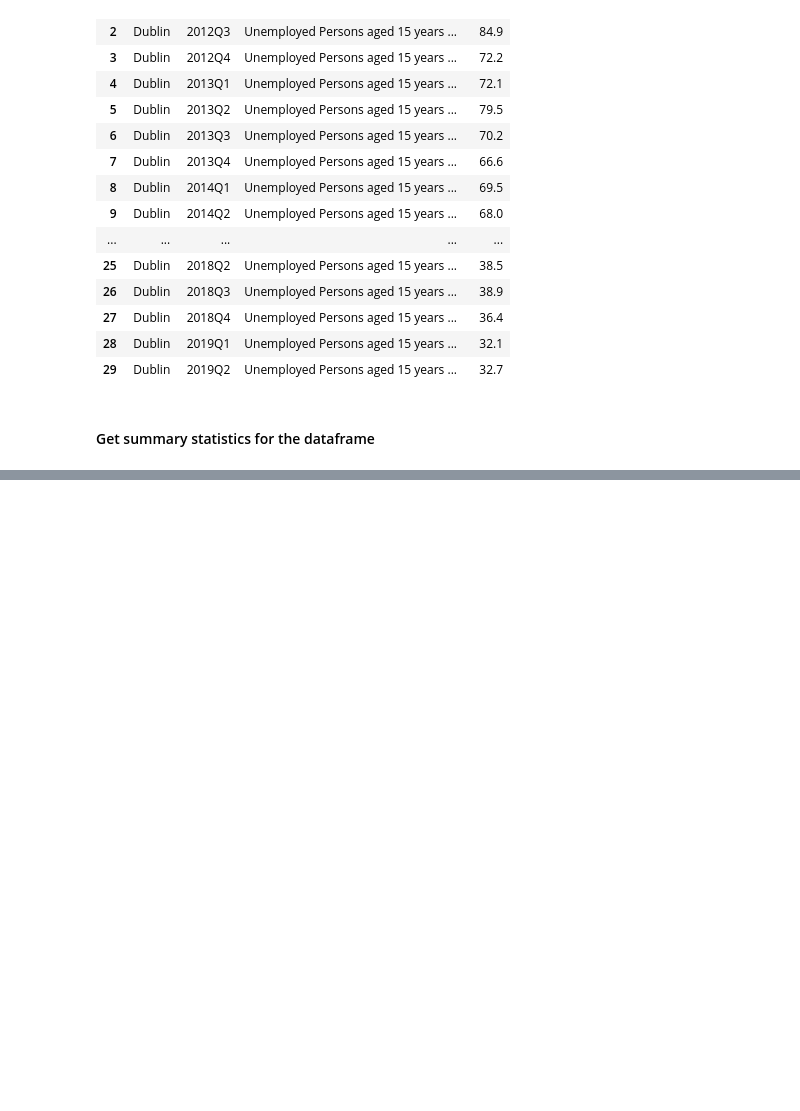
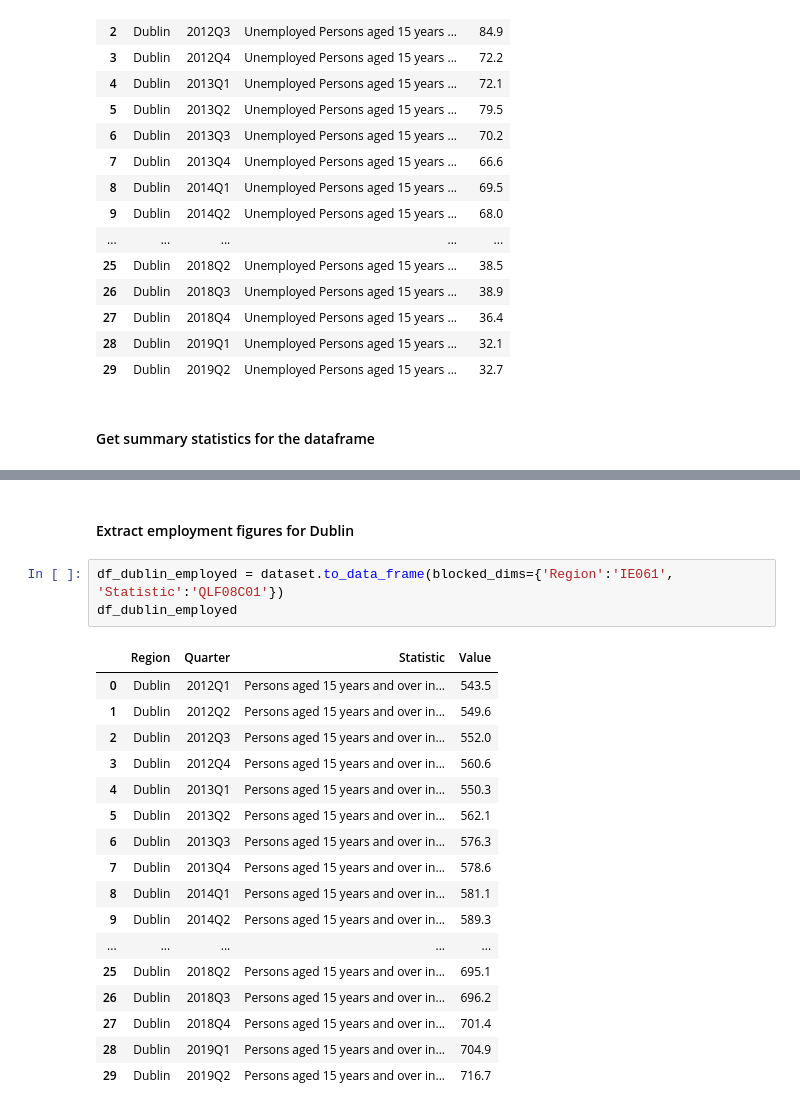
Before and after one commit to virtualarchitectures/CSO_Ireland_JSONStat4Py, a Jupyter notebook: CSO_Ireland_JSONStat4Py.ipynb, the cells around one changed output, grey strips where cells are left out. Drawn from its saved outputs; the diff is of its cells as text; blank space fills up the shorter version.

```diff
--- a/CSO_Ireland_JSONStat4Py.ipynb
+++ b/CSO_Ireland_JSONStat4Py.ipynb
@@ -161,0 +165,23 @@ plt.show()
+# %% [markdown]
+#### Extract employment figures for Dublin
+# %%
+df_dublin_employed = dataset.to_data_frame(blocked_dims={'Region':'IE061', 'Statistic':'QLF08C01'})
+df_dublin_employed
+# %% [output]
+|  | Region | Quarter | Statistic | Value |
+| 0 | Dublin | 2012Q1 | Persons aged 15 years and over in... | 543.5 |
+| 1 | Dublin | 2012Q2 | Persons aged 15 years and over in... | 549.6 |
+| 2 | Dublin | 2012Q3 | Persons aged 15 years and over in... | 552.0 |
+| 3 | Dublin | 2012Q4 | Persons aged 15 years and over in... | 560.6 |
+| 4 | Dublin | 2013Q1 | Persons aged 15 years and over in... | 550.3 |
+| 5 | Dublin | 2013Q2 | Persons aged 15 years and over in... | 562.1 |
+| 6 | Dublin | 2013Q3 | Persons aged 15 years and over in... | 576.3 |
+| 7 | Dublin | 2013Q4 | Persons aged 15 years and over in... | 578.6 |
+| 8 | Dublin | 2014Q1 | Persons aged 15 years and over in... | 581.1 |
+| 9 | Dublin | 2014Q2 | Persons aged 15 years and over in... | 589.3 |
+| ... | ... | ... | ... | ... |
+| 25 | Dublin | 2018Q2 | Persons aged 15 years and over in... | 695.1 |
+| 26 | Dublin | 2018Q3 | Persons aged 15 years and over in... | 696.2 |
+| 27 | Dublin | 2018Q4 | Persons aged 15 years and over in... | 701.4 |
+| 28 | Dublin | 2019Q1 | Persons aged 15 years and over in... | 704.9 |
+| 29 | Dublin | 2019Q2 | Persons aged 15 years and over in... | 716.7 |
```
Also changed, not shown: parts of 10 cells of this notebook.
